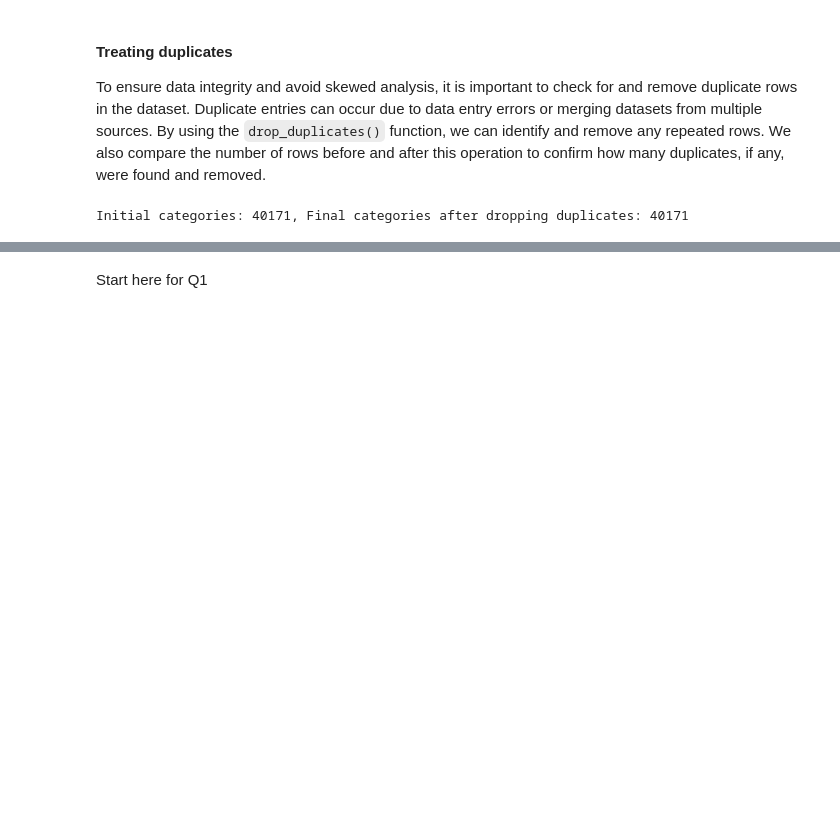
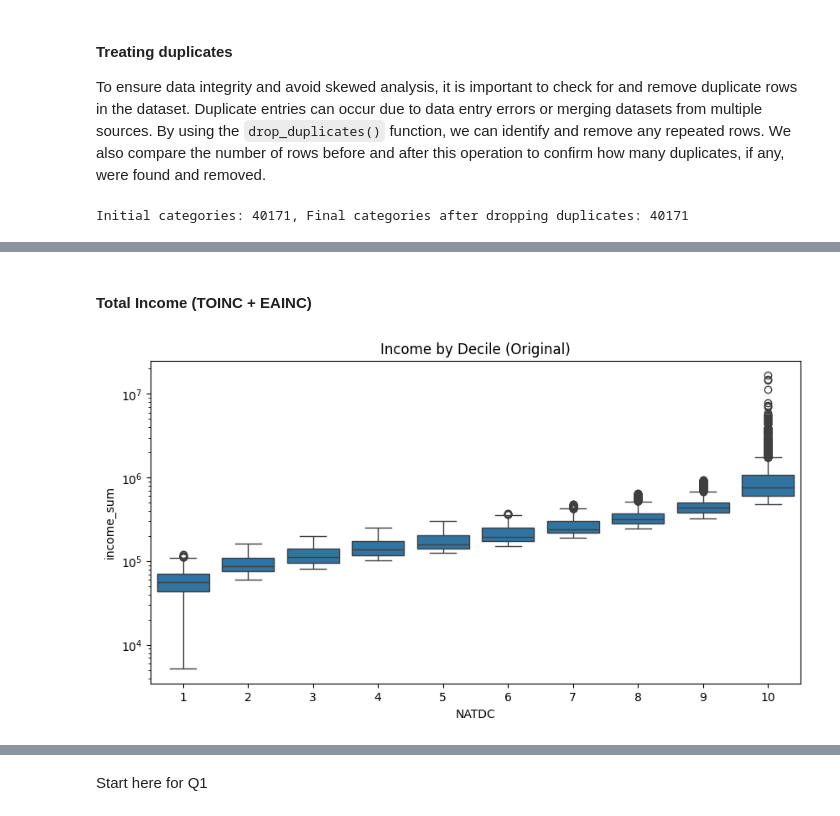
Before and after one commit to marxandreadiane/CSMODEL-MCO1, a Jupyter notebook: CSMODEL-MCO1.ipynb, the cells around one changed output, grey strips where cells are left out. Saved outputs shown, nothing was run; the diff lists cells and outputs as text; code cells hidden in the pictures; blank space fills up the shorter version.

```diff
--- a/CSMODEL-MCO1.ipynb
+++ b/CSMODEL-MCO1.ipynb
@@ -303,0 +304,10 @@ Although there are many missing values in the dataset, they are primarily found
+# %%
+# Drop columns with missing values
+fies_df = fies_df.dropna(axis=1)
+
+# Show again columns with missing values and their missing percentage
+missing_cols = fies_df.columns[fies_df.isnull().any()]
+missing_percent = fies_df[missing_cols].isnull().mean() * 100
+
+print("Columns with missing values and their percentages:")
+print(missing_percent.round(2).astype(str) + '%')
@@ -322,0 +345,12 @@ Here, we can see that after applying the drop_duplicate function, the number of
+# %% [markdown]
+#### Total Income (TOINC + EAINC)
+# %%
+fies_df['income_sum'] = fies_df['TOINC'] + fies_df['EAINC']
+
+plt.figure(figsize=(10, 5))
+sns.boxplot(x='NATDC', y='income_sum', data=fies_df)
+plt.title("Income by Decile (Original)")
+plt.yscale('log')
+plt.show()
+# %% [output]
+[figure, added]
```
Also changed, not shown: parts of 16 cells of this notebook.
